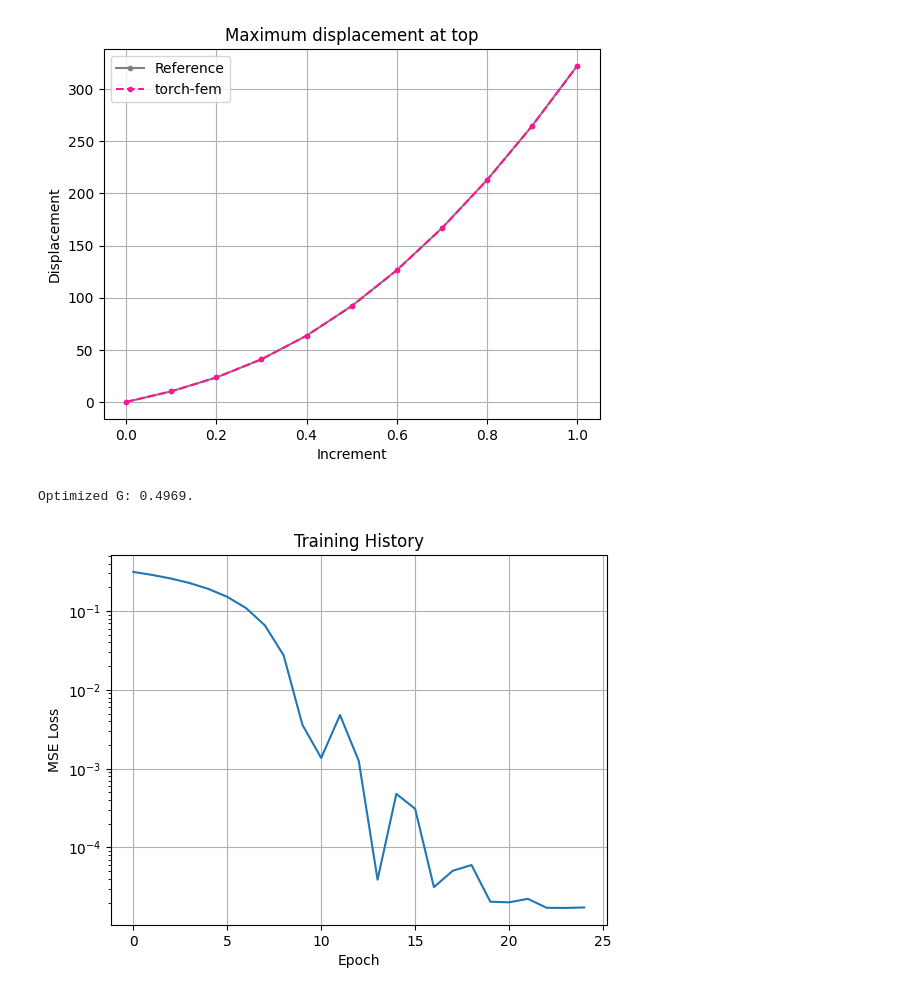
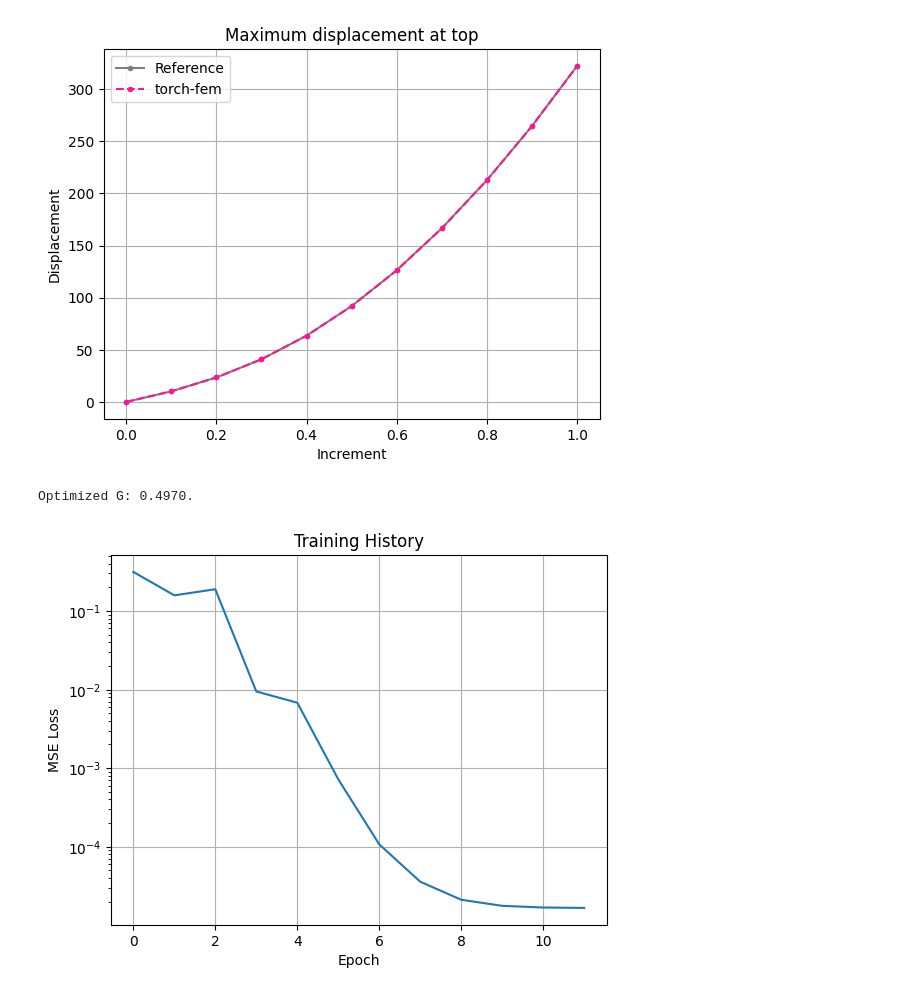
Before and after one commit to meyer-nils/torch-fem, a Jupyter notebook: examples/basic/solid/rubber_stretch.ipynb, the cells around one changed output. Cells and saved outputs as stored; diff of their text form; code cells hidden in the pictures.

Commit message:
Accelerate rubber_stretch with LBFGS.

```diff
--- a/examples/basic/solid/rubber_stretch.ipynb
+++ b/examples/basic/solid/rubber_stretch.ipynb
@@ -109,44 +109,45 @@ plt.show()
 # Set up optimization
 G = torch.tensor(1.0, requires_grad=True)
 D = torch.tensor(1.0)
-optimizer = torch.optim.Adam([G], lr=0.05, betas=(0.5, 0.99))
+optimizer = torch.optim.LBFGS([G], lr=0.5, max_iter=1)
 history = []
 
-for epoch in tqdm(range(25)):
+
+def closure():
     # Reset gradients
     optimizer.zero_grad()
 
     # Build params as a tensor to preserve autograd path to G
     params = torch.stack((G, D))
-    material = Hyperelastic3D(psi, params=params).vectorize(sample.n_elem)
-    sample.material = material
+    sample.material = Hyperelastic3D(psi, params=params).vectorize(sample.n_elem)
 
     # Solve with differentiable parameters and compute loss
     u, _, _, _, _ = sample.solve(
         increments=increments,
         return_intermediate=True,
         nlgeom=True,
         differentiable_parameters=G,
     )
     u_top = u[:, top, 2].mean(dim=1)
     loss = torch.mean(((u_top - u_ref) / (u_ref + 1e-8)) ** 2)
-
-    # Make optimizer step
     loss.backward()
-    optimizer.step()
 
     # Append training loss
-    with torch.autograd.no_grad():
-        history.append(float(loss.data))
+    history.append(loss.item())
+    return loss
+
+
+for epoch in tqdm(range(12)):
+    optimizer.step(closure)
 
 print(f"Optimized G: {G.item():.4f}.")
 
 plt.semilogy(history)
 plt.xlabel("Epoch")
 plt.ylabel("MSE Loss")
 plt.title("Training History")
 plt.grid()
 plt.show()
 # %% [output]
-Optimized G: 0.4969.
+Optimized G: 0.4970.
-[figure, old version]
+[figure, new version]
```
Also changed, not shown: parts of 1 cell of this notebook.
